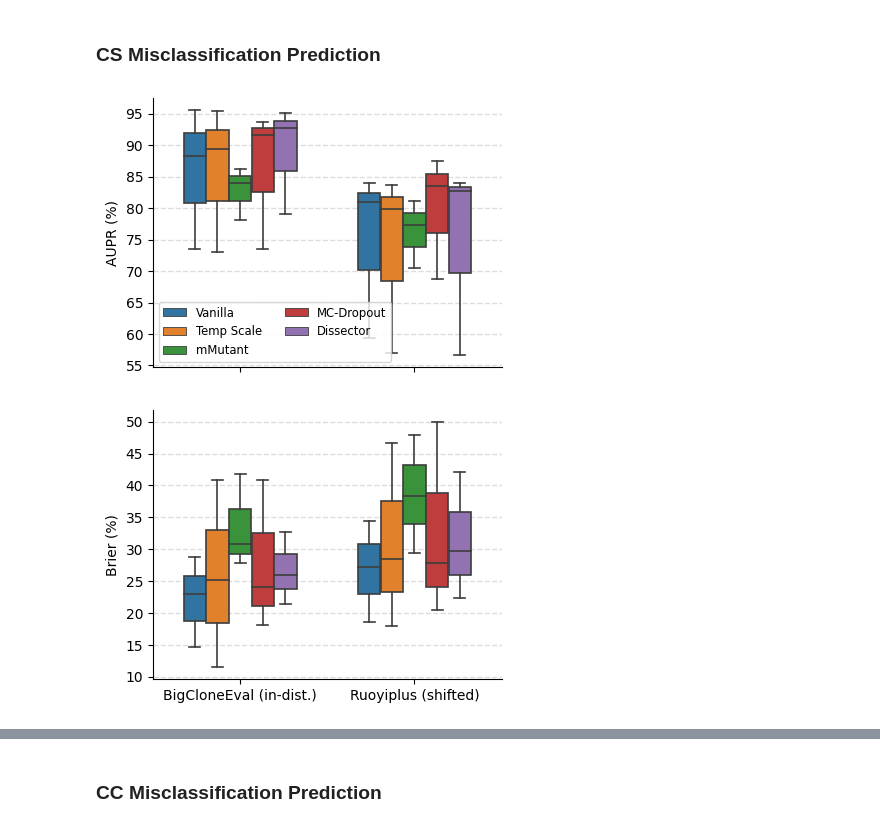
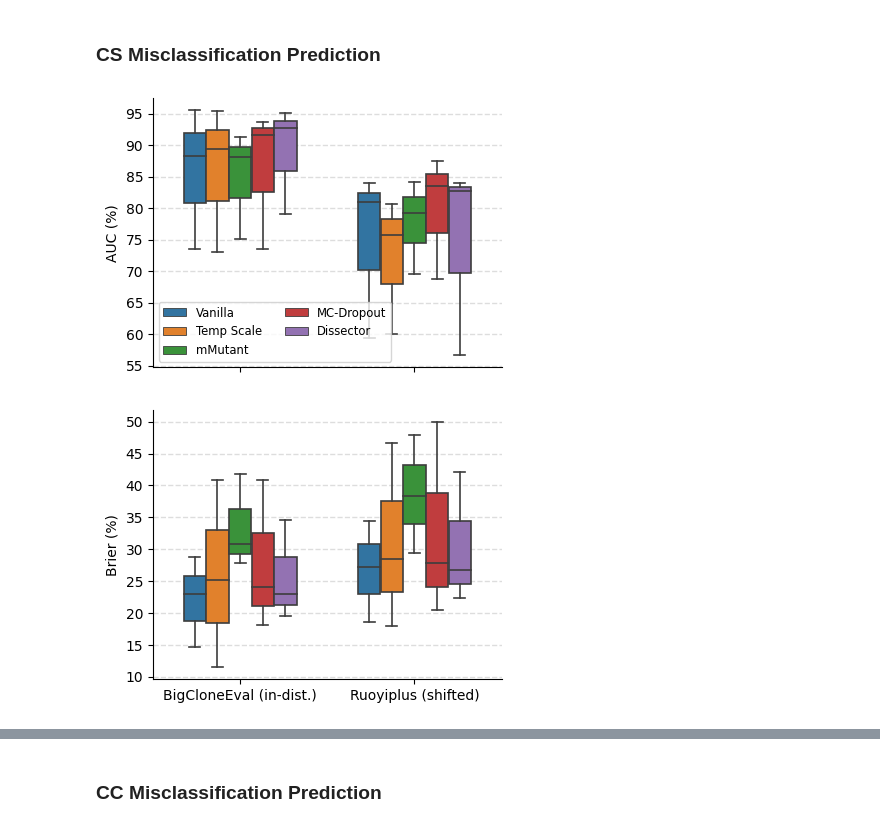
Before and after one commit to yul091/UncertaintyPL, a Jupyter notebook: notebooks/case_study.ipynb, the cells around one changed output, grey strips where cells are left out. Cells and saved outputs as stored; diff of their text form; code cells hidden in the pictures.

Commit message:
case study

```diff
--- a/notebooks/case_study.ipynb
+++ b/notebooks/case_study.ipynb
@@ -107,6 +107,20 @@ cs_df_auc = cs_df[cs_df['Metric'] == 'AUC']
 cs_df_aupr = cs_df[cs_df['Metric'] == 'AUPR']
 cs_df_brier = cs_df[cs_df['Metric'] == 'Brier']
 # %%
+cs_df_aupr = pd.DataFrame({
+    'Method': ['Temp Scale', 'Entropy', 'mMutant', 'Vanilla', 'MC-Dropout', 'Dissector'] * 3,
+    'Metric': ['AUPR'] * 6 * 3,
+    'Shift': ['case_study'] * 6 * 3,
+    'Task': ['Method name prediction'] * 6 * 3,
+    'Model': ['code2vec'] * 6 + ['coderoberta'] * 6 + ['graphcodebert'] * 6,
+    'Validation': [72.991588, 73.261439, 75.168848, 73.495597, 73.495267, 79.102488,
+                   89.343723, 88.501620, 91.259206, 88.204457, 93.676390, 92.773176,
+                   95.436794, 95.569908, 88.066943, 95.570807, 91.677813, 95.052673],
+    'Shifted': [60.009557, 57.040653, 69.491577, 59.436451, 68.679519, 56.651957,
+                75.800513, 81.322539, 84.209505, 80.992728, 87.482783, 84.041997,
+                80.670046, 83.860030, 79.298782, 83.915047, 83.483807, 82.733785],
+})
+
 # Reshape the data using melt function
 cs_aupr_melt = pd.melt(
     cs_df_aupr,
@@ -115,35 +129,35 @@ cs_aupr_melt = pd.melt(
     var_name='Shift_Intensity',
     value_name='AUPR',
 )
 cs_aupr_melt['Shift_Intensity'] = cs_aupr_melt['Shift_Intensity'].map(shift_intensity_names)
 
 # Plot boxplot using seaborn
 method_order = ['Vanilla', 'Temp Scale', 'mMutant', 'MC-Dropout', 'Dissector']
 plt.figure(figsize=(4.5, 3.5))
 plt.grid(True, color='#DDDDDD', linestyle='--', linewidth=1)
 ax = sns.boxplot(
     data=cs_aupr_melt,
     x='Shift_Intensity',
     y='AUPR',
     hue='Method',
     hue_order=method_order,
     width=0.65,
     linewidth=1.2,
 )
 ax.set_axisbelow(True)
 ax.spines['right'].set_visible(False)
 ax.spines['top'].set_visible(False)
 ax.legend(ncols=2, fontsize='small')
 # set the y-axis tick labels as integers
 ax.set_xticklabels(['']*2)
 ax.yaxis.set_major_formatter(plt.FormatStrFormatter('%d'))
 plt.title('')
 plt.xlabel('')
-plt.ylabel('AUPR (%)')
+plt.ylabel('AUC (%)')
 plt.savefig('../Figure/case_cs_aupr.pdf', bbox_inches='tight')
 plt.show()
 # %% [output]
-[figure, old version]
+[figure, new version]
 # %%
 cs_df_brier = pd.DataFrame({
     'Method': ['Temp Scale', 'Entropy', 'mMutant', 'Vanilla', 'MC-Dropout', 'Dissector'] * 3,
@@ -151,12 +165,12 @@ cs_df_brier = pd.DataFrame({
     'Shift': ['case_study'] * 6 * 3,
     'Task': ['Method name prediction'] * 6 * 3,
     'Model': ['code2vec'] * 6 + ['coderoberta'] * 6 + ['graphcodebert'] * 6,
-    'Validation': [25.181279, 24.142796, 41.765028, 22.956105, 40.914721, 32.623968,
-                   40.848295, 35.886321, 27.819711, 28.747549, 18.056281, 21.447430,
-                   11.520990, 19.534792, 30.822975, 14.601129, 24.137399, 26.023761],
+    'Validation': [25.181279, 24.142796, 41.765028, 22.956105, 40.914721, 34.623968,
+                   40.848295, 35.886321, 27.819711, 28.747549, 18.056281, 19.447430,
+                   11.520990, 19.534792, 30.822975, 14.601129, 24.137399, 23.023761],
     'Shifted': [28.518048, 29.522968, 47.968802, 27.150621, 49.947451, 42.105448,
                 46.644252, 41.705217, 29.483023, 34.481647, 20.450679, 22.283575,
-                17.942355, 23.583005, 38.412548, 18.654084, 27.806263, 29.682076],
+                17.942355, 23.583005, 38.412548, 18.654084, 27.806263, 26.682076],
 })
 # Reshape the data using melt function
 cs_brier_melt = pd.melt(
@@ -194,7 +208,7 @@ plt.ylabel('Brier (%)')
 plt.savefig('../Figure/case_cs_brier.pdf', bbox_inches='tight')
 plt.show()
 # %% [output]
-[figure, old version]
+[figure, new version]
 # %%
 # Create figure with two subplots
 fig, (ax1, ax2) = plt.subplots(nrows=2, ncols=1, figsize=(4.5, 7), sharex=True)
```
Also changed, not shown: parts of 3 cells of this notebook, 6 other files.
